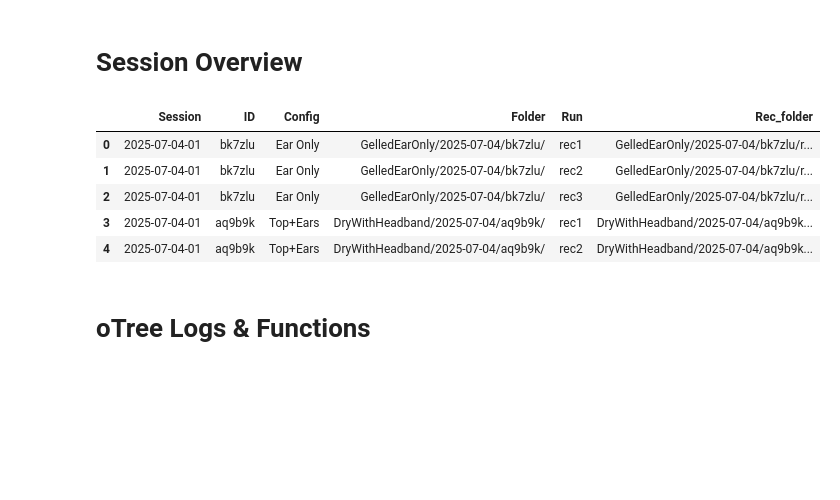
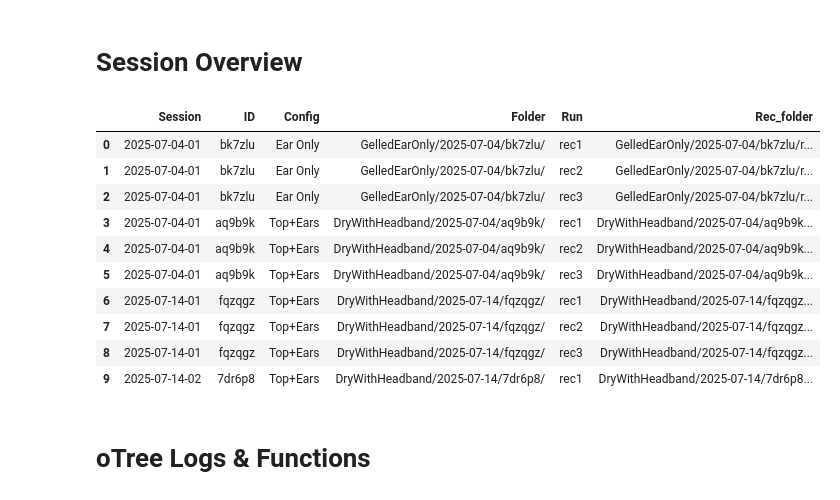
Before and after one commit to SamedVossberg/neuro_headphone_study, a Jupyter notebook: Code/preprocessing_headphonesV2_08_2025.ipynb, the cells around one changed output. Cells and saved outputs as stored; diff of their text form; code cells hidden in the pictures; blank space fills up the shorter version.

```diff
--- a/Code/preprocessing_headphonesV2_08_2025.ipynb
+++ b/Code/preprocessing_headphonesV2_08_2025.ipynb
@@ -27,14 +28,19 @@ main_folder = "../Data/"
 # %%
 # Loading the manually created mapping file
 sessions = pd.read_csv(main_folder+"processed/session_overview.csv")
-sessions.head(5)
+sessions.head(10)
 # %% [output]
 |  | Session | ID | Config | Folder | Run | Rec_folder |
 | 0 | 2025-07-04-01 | bk7zlu | Ear Only | GelledEarOnly/2025-07-04/bk7zlu/ | rec1 | GelledEarOnly/2025-07-04/bk7zlu/r... |
 | 1 | 2025-07-04-01 | bk7zlu | Ear Only | GelledEarOnly/2025-07-04/bk7zlu/ | rec2 | GelledEarOnly/2025-07-04/bk7zlu/r... |
 | 2 | 2025-07-04-01 | bk7zlu | Ear Only | GelledEarOnly/2025-07-04/bk7zlu/ | rec3 | GelledEarOnly/2025-07-04/bk7zlu/r... |
 | 3 | 2025-07-04-01 | aq9b9k | Top+Ears | DryWithHeadband/2025-07-04/aq9b9k/ | rec1 | DryWithHeadband/2025-07-04/aq9b9k... |
 | 4 | 2025-07-04-01 | aq9b9k | Top+Ears | DryWithHeadband/2025-07-04/aq9b9k/ | rec2 | DryWithHeadband/2025-07-04/aq9b9k... |
+| 5 | 2025-07-04-01 | aq9b9k | Top+Ears | DryWithHeadband/2025-07-04/aq9b9k/ | rec3 | DryWithHeadband/2025-07-04/aq9b9k... |
+| 6 | 2025-07-14-01 | fqzqgz | Top+Ears | DryWithHeadband/2025-07-14/fqzqgz/ | rec1 | DryWithHeadband/2025-07-14/fqzqgz... |
+| 7 | 2025-07-14-01 | fqzqgz | Top+Ears | DryWithHeadband/2025-07-14/fqzqgz/ | rec2 | DryWithHeadband/2025-07-14/fqzqgz... |
+| 8 | 2025-07-14-01 | fqzqgz | Top+Ears | DryWithHeadband/2025-07-14/fqzqgz/ | rec3 | DryWithHeadband/2025-07-14/fqzqgz... |
+| 9 | 2025-07-14-02 | 7dr6p8 | Top+Ears | DryWithHeadband/2025-07-14/7dr6p8/ | rec1 | DryWithHeadband/2025-07-14/7dr6p8... |
 # %% [markdown]
 # oTree Logs & Functions
 # %%
```
Also changed, not shown: parts of 18 cells of this notebook, 2 other files.
